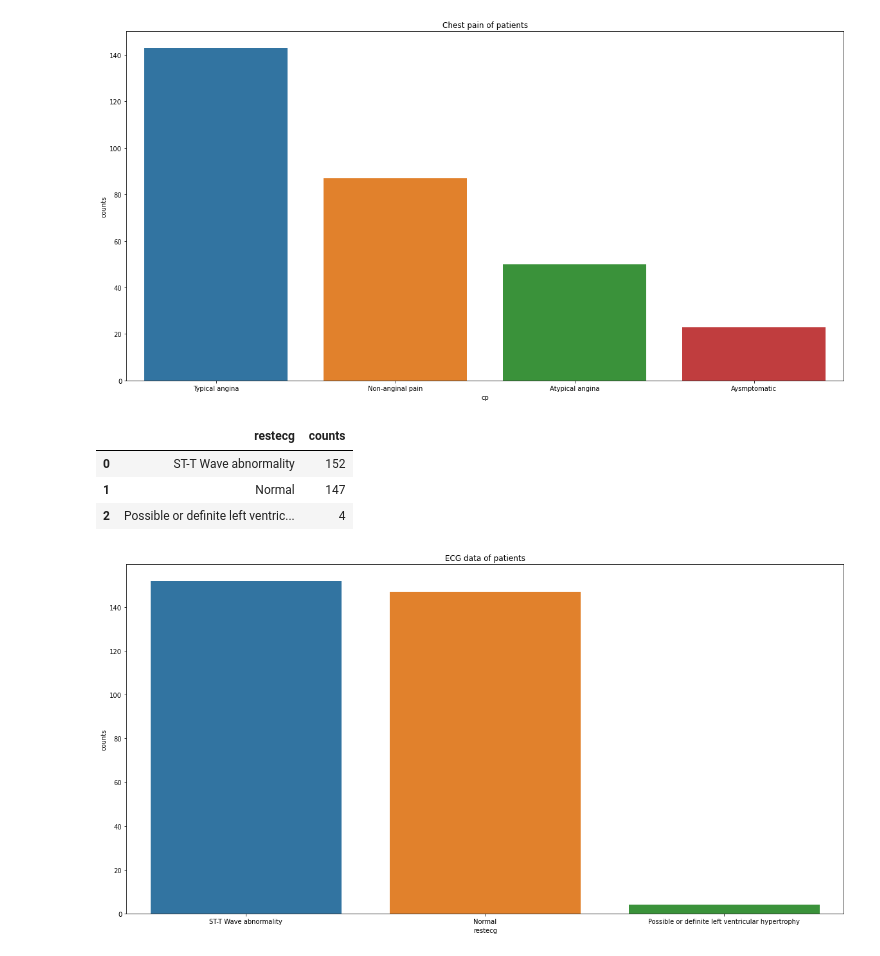
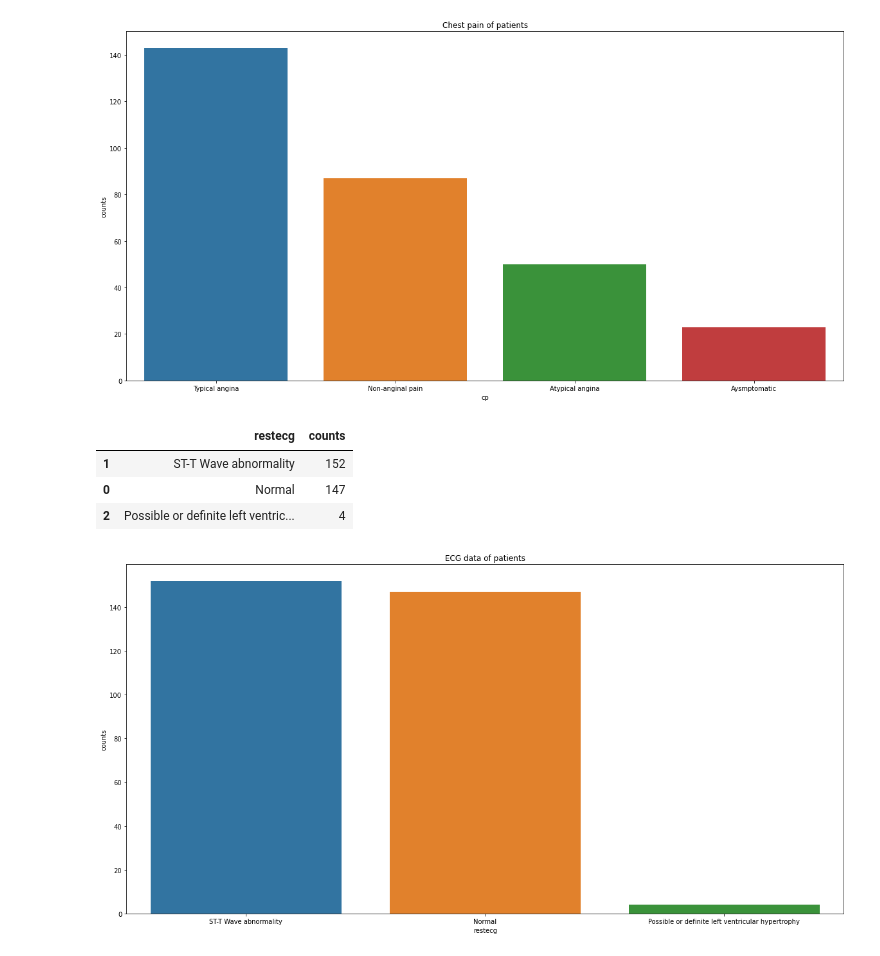
Before and after one commit to rogerloh-acc/Fun-Projects, a Jupyter notebook: Machine Learning/Heart Attack Risk Predictor/Heart Attack Risk Predictor.ipynb, the cells around one changed output. Cells and saved outputs as stored; diff of their text form; code cells hidden in the pictures.

```diff
--- a/Machine Learning/Heart Attack Risk Predictor/Heart Attack Risk Predictor.ipynb
+++ b/Machine Learning/Heart Attack Risk Predictor/Heart Attack Risk Predictor.ipynb
@@ -113,10 +113,11 @@ sns.countplot (x = "sex", data = df);
 # %% [output]
 [figure]
 # %%
-# Update value in "cp" column
-df["cp"] = df["cp"].replace ([0,1,2,3],["Typical angina","Atypical angina","Non-anginal pain","Aysmptomatic"])
-
-cp_data = df.groupby (["cp"])["cp"].size().sort_values(ascending = False).reset_index(name='counts')
+# pivot
+cp_data = df.groupby ("cp")["cp"].size().reset_index(name='counts')
+#rename
+cp_data = cp_data.replace ([0,1,2,3],["Typical angina","Atypical angina","Non-anginal pain","Aysmptomatic"])
+cp_data = cp_data.sort_values(by = "counts", ascending = False)
 cp_data
 # %% [output]
 |  | cp | counts |
@@ -132,15 +133,16 @@ sns.barplot (x = cp_data["cp"], y = cp_data["counts"]);
 # %% [output]
 [figure]
 # %%
-# Update value in "cp" column
-df["restecg"] = df["restecg"].replace ([0,1,2],["Normal","ST-T Wave abnormality","Possible or definite left ventricular hypertrophy"])
-
-ecg_data = df.groupby (["restecg"])["restecg"].size().sort_values(ascending = False).reset_index(name='counts')
+# pivot
+ecg_data = df.groupby ("restecg")["restecg"].size().reset_index(name='counts')
+#rename
+ecg_data = ecg_data.replace ([0,1,2],["Normal","ST-T Wave abnormality","Possible or definite left ventricular hypertrophy"])
+ecg_data = ecg_data.sort_values(by = "counts", ascending = False)
 ecg_data
 # %% [output]
 |  | restecg | counts |
-| 0 | ST-T Wave abnormality | 152 |
-| 1 | Normal | 147 |
+| 1 | ST-T Wave abnormality | 152 |
+| 0 | Normal | 147 |
 | 2 | Possible or definite left ventric... | 4 |
 # %%
 plt.figure (figsize=(20,10))
```
Also changed, not shown: parts of 63 cells of this notebook.
